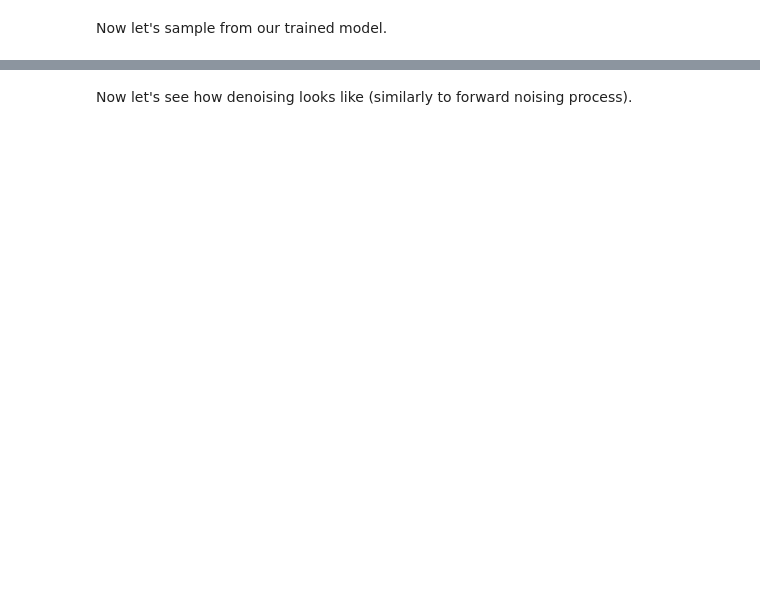
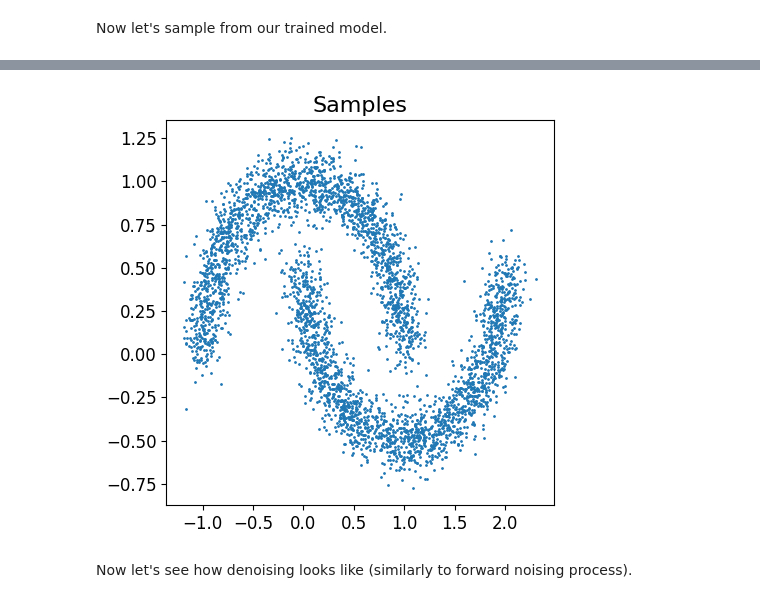
Before and after one commit to NMashalov/2023-DGM-MIPT-course, a Jupyter notebook: homeworks/hw6.ipynb, the cells around one changed output, grey strips where cells are left out. Drawn from its saved outputs; the diff is of its cells as text; code cells hidden in the pictures; blank space fills up the shorter version.

```diff
--- a/homeworks/hw6.ipynb
+++ b/homeworks/hw6.ipynb
@@ -681,3 +703,7 @@ visualize_2d_samples(samples, title="Samples")
+# %%
+visualize_2d_samples(train_data, title="Samples")
+# %% [output]
+[figure, added]
 # %% [markdown]
 Now let's see how denoising looks like (similarly to forward noising process).
 # %%
```
Also changed, not shown: parts of 7 cells of this notebook.
